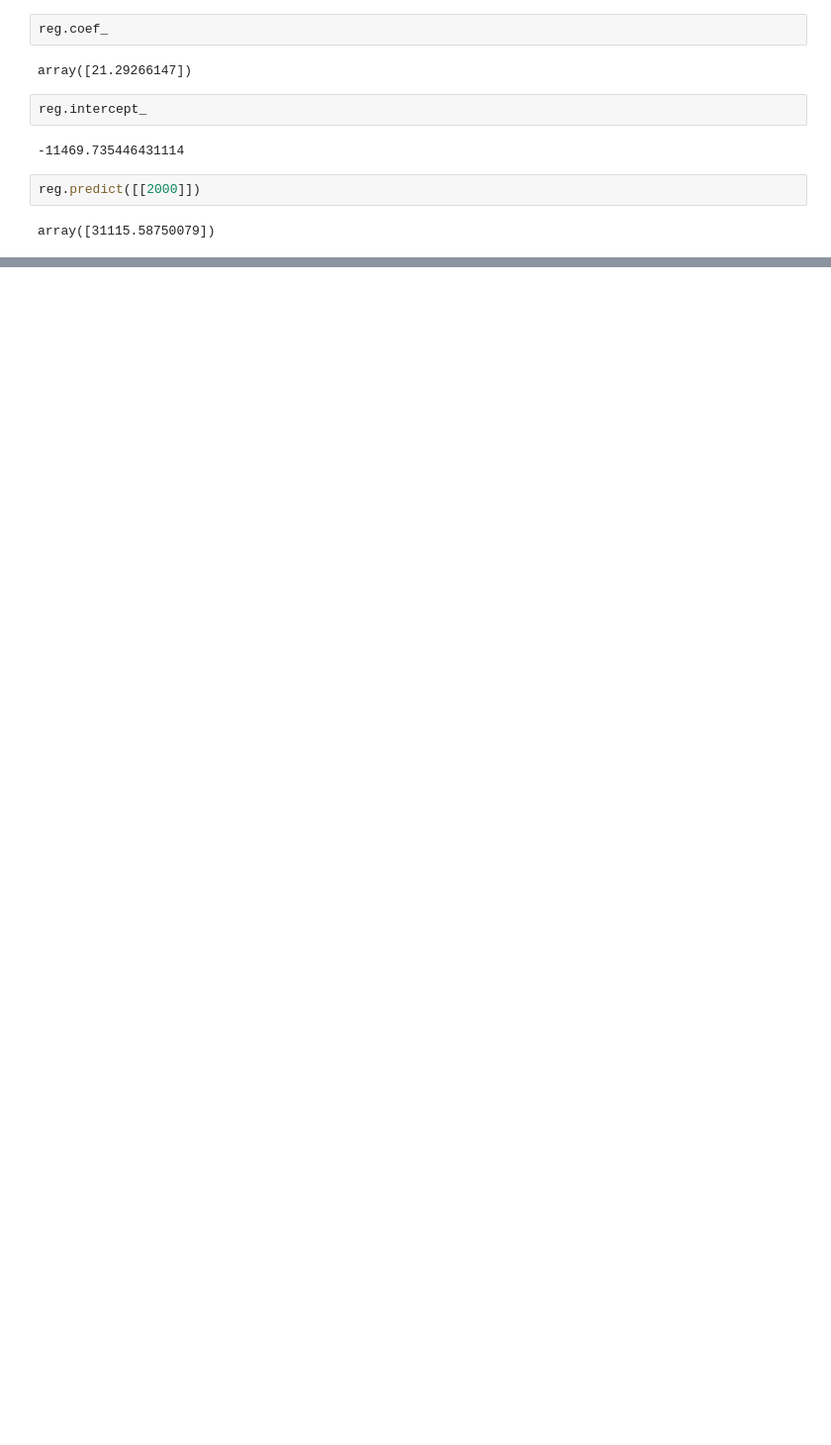
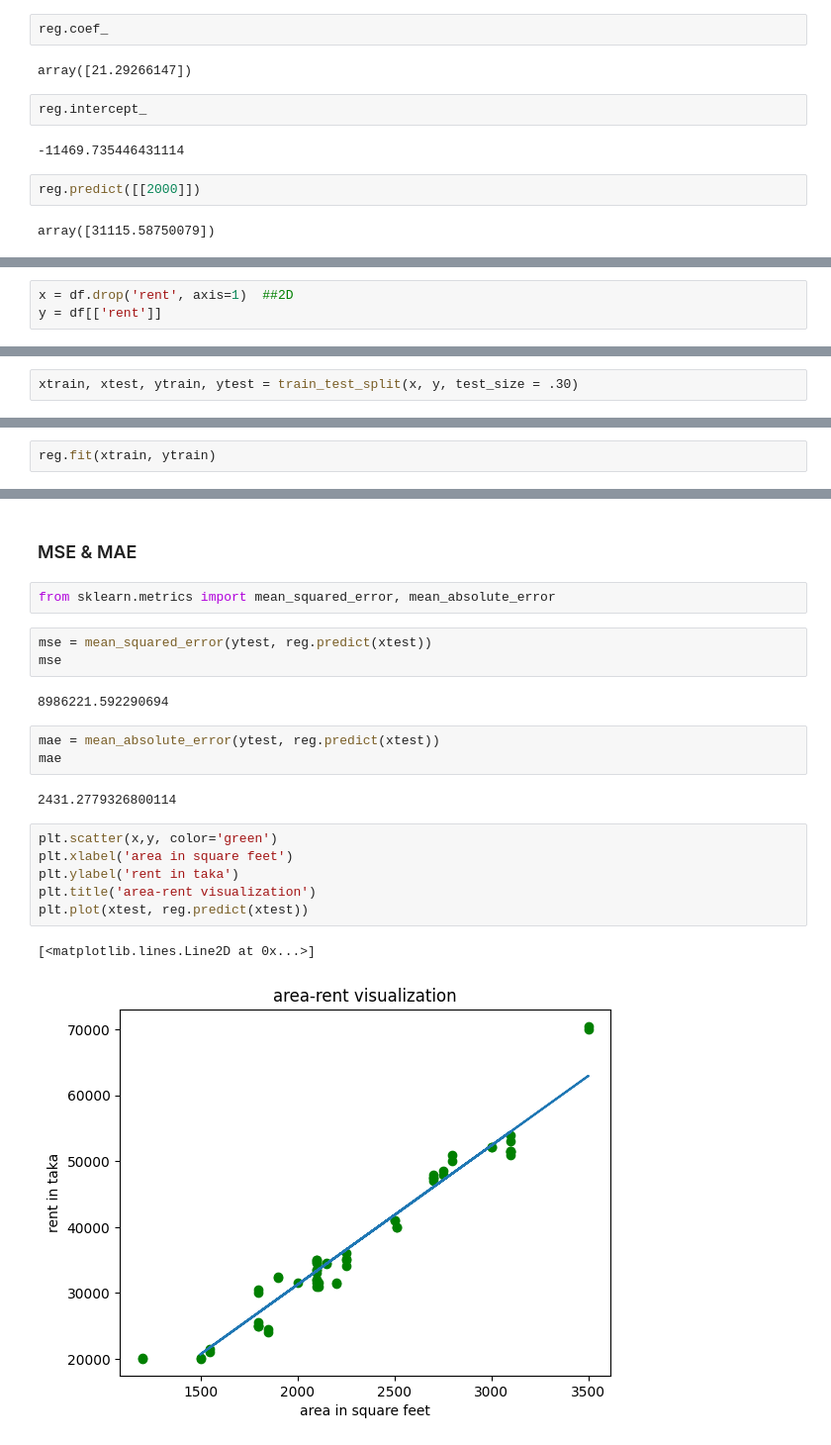
Before and after one commit to alaminshakil111/python_qs_ans, a Jupyter notebook: Linear_regression/linear_regression.ipynb, the cells around one changed output, grey strips where cells are left out. Shown at 99% size. Cells and saved outputs as stored; diff of their text form; blank space fills up the shorter version.

```diff
--- a/Linear_regression/linear_regression.ipynb
+++ b/Linear_regression/linear_regression.ipynb
@@ -113,0 +138,3 @@ array([31115.58750079])
+# %%
+x = df.drop('rent', axis=1)  ##2D
+y = df[['rent']]
@@ -113,0 +159,2 @@ array([31115.58750079])
+# %%
+xtrain, xtest, ytrain, ytest = train_test_split(x, y, test_size = .30)
@@ -113,0 +205,2 @@ array([31115.58750079])
+# %%
+reg.fit(xtrain, ytrain)
@@ -113,0 +275,23 @@ array([31115.58750079])
+# %% [markdown]
+### MSE & MAE
+# %%
+from sklearn.metrics import mean_squared_error, mean_absolute_error
+# %%
+mse = mean_squared_error(ytest, reg.predict(xtest))
+mse
+# %% [output]
+8986221.592290694
+# %%
+mae = mean_absolute_error(ytest, reg.predict(xtest))
+mae
+# %% [output]
+2431.2779326800114
+# %%
+plt.scatter(x,y, color='green')
+plt.xlabel('area in square feet')
+plt.ylabel('rent in taka')
+plt.title('area-rent visualization')
+plt.plot(xtest, reg.predict(xtest))
+# %% [output]
+[<matplotlib.lines.Line2D at 0x...>]
+[figure, added]
```
Also changed, not shown: parts of 24 cells of this notebook.
